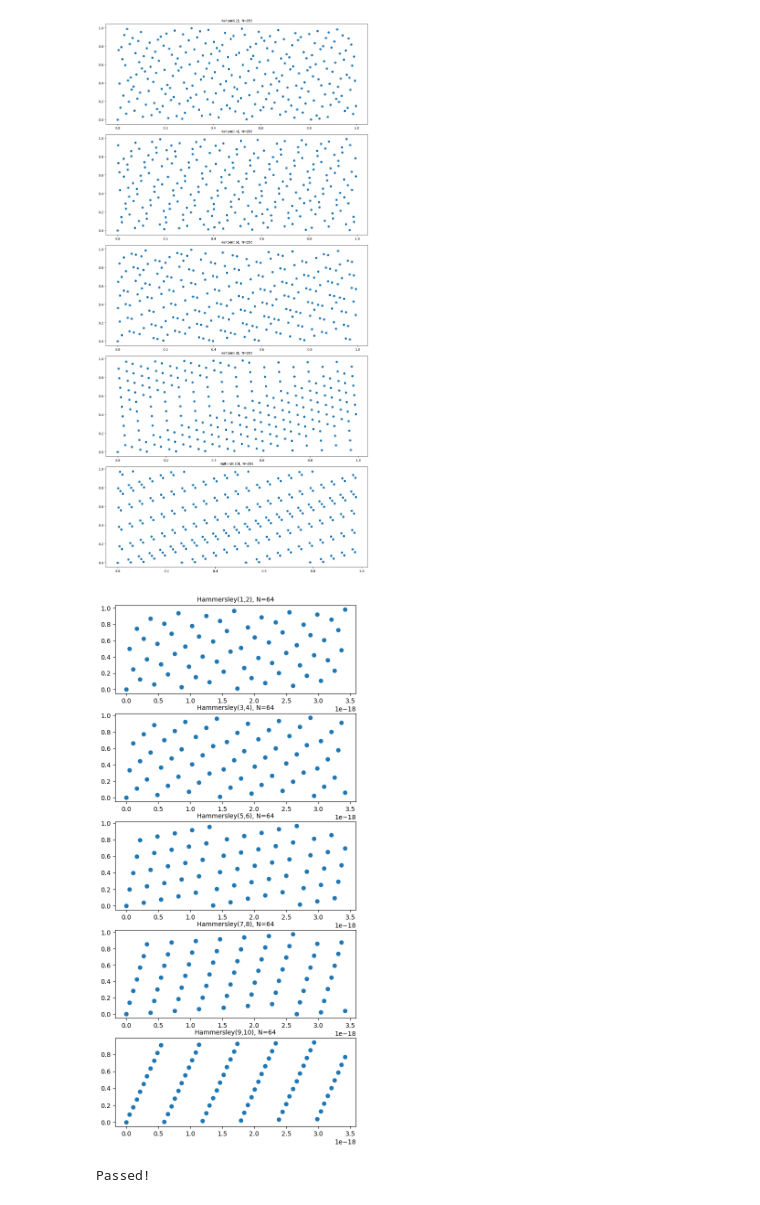
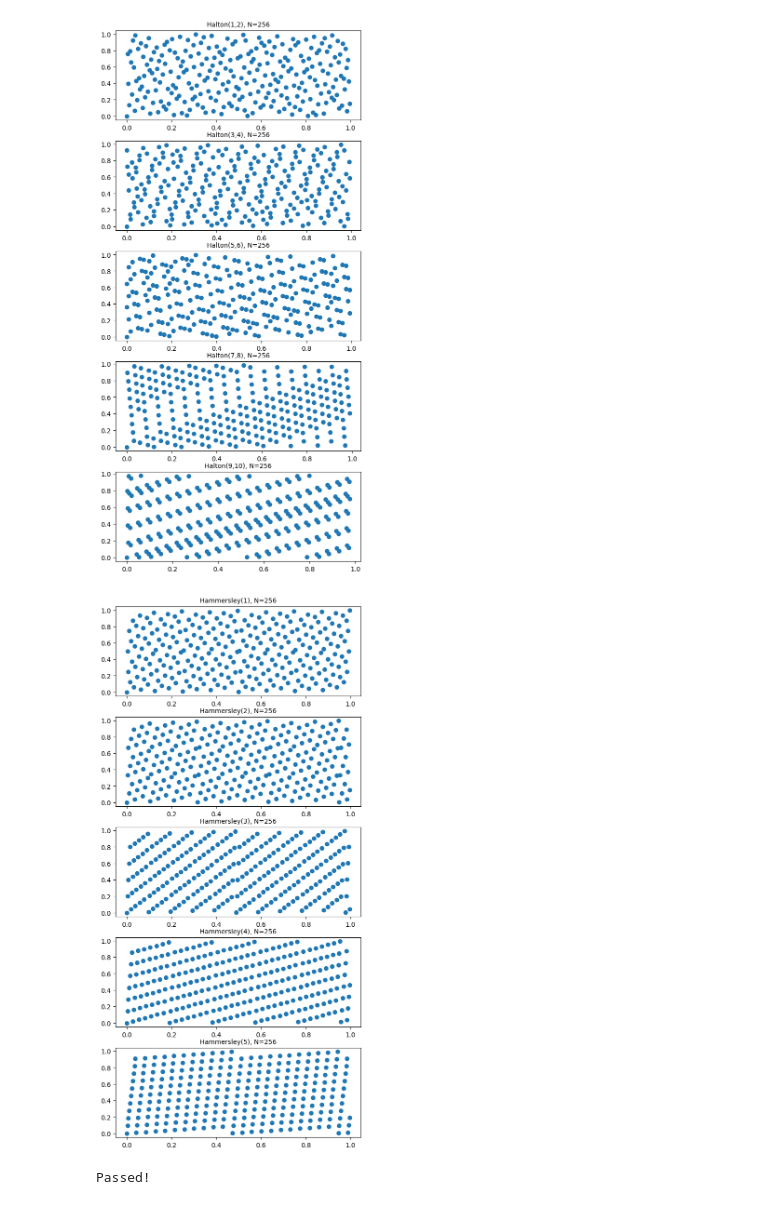
Before and after one commit to Rismosch/Rendering-WiSe-2026, a Jupyter notebook: reports/assignment04/code/4_2.ipynb, the cells around one changed output. Cells and saved outputs as stored; diff of their text form; code cells hidden in the pictures.

Commit message:
fix hammersley plots

```diff
--- a/reports/assignment04/code/4_2.ipynb
+++ b/reports/assignment04/code/4_2.ipynb
@@ -45,7 +45,7 @@ def halton_sequence(points: int,  primes: list[int]) -> list[int]:
 
 
 def hammersley_set(points: int,  primes: list[int]) -> list[int]:
-    N = 1 << points
+    N = points
     sequence = []
     for idx in range(points):
         elements = [idx / N]
@@ -62,7 +62,7 @@ import numpy as np
 
 from itertools import batched
 # %%
-fig, axs = plt.subplots(5, figsize=(12, 24))
+fig, axs = plt.subplots(5, figsize=(6, 12))
 fig.tight_layout()
 for idx, primes in enumerate(batched(PRIMES, n=2)):
     points = halton_sequence(N_POINTS, primes)
@@ -70,17 +70,17 @@ for idx, primes in enumerate(batched(PRIMES, n=2)):
     axs[idx].scatter(x, y)
     axs[idx].set_title(f'Halton({idx * 2 + 1},{idx*2 + 2}), N={N_POINTS}', fontsize=10)
 # %% [output]
-[figure, old version]
+[figure, new version]
 # %%
 fig, axs = plt.subplots(5, figsize=(6, 12))
 fig.tight_layout()
 for idx, prime in enumerate(PRIMES[:5]):
     points = hammersley_set(N_POINTS, [prime])
     x, y = list(zip(*points))
     axs[idx].scatter(x, y)
-    axs[idx].set_title(f'Hammersley({idx * 2 + 1},{idx*2 + 2}), N={N_POINTS}', fontsize=10)
+    axs[idx].set_title(f'Hammersley({idx + 1}), N={N_POINTS}', fontsize=10)
 # %% [output]
-[figure, old version]
+[figure, new version]
 # %%
 def binary_radical_inverse(idx: int) -> float:
     inverse = 0
```
Also changed, not shown: 1 other file.
